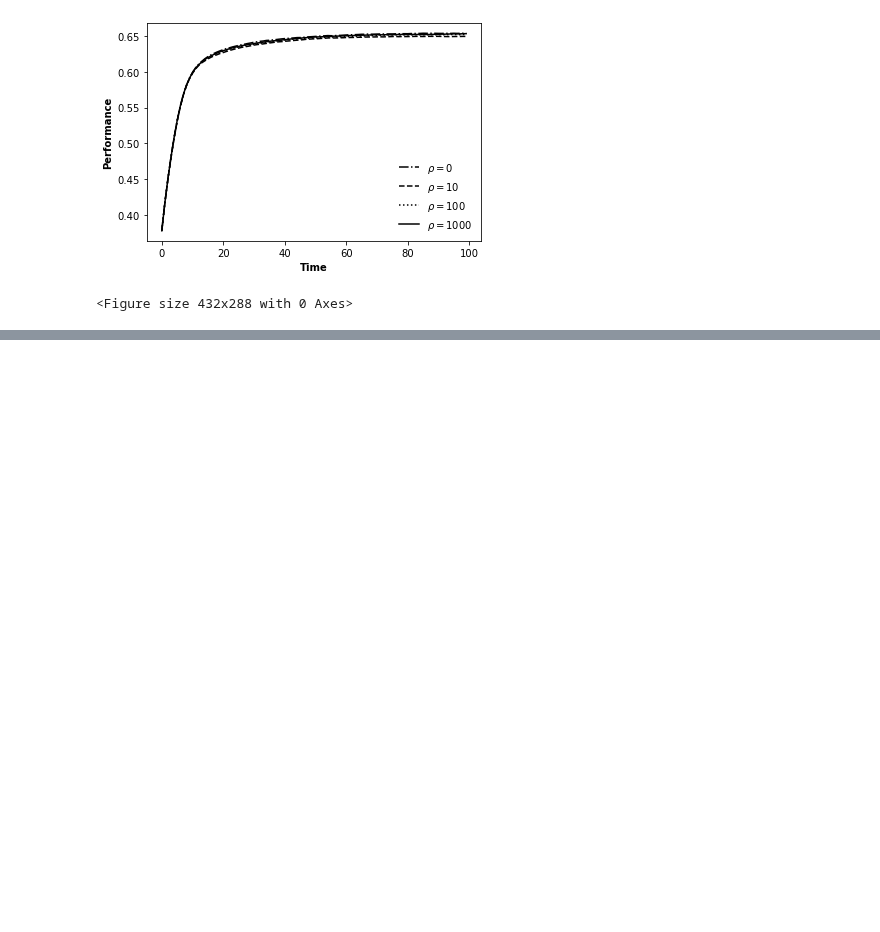
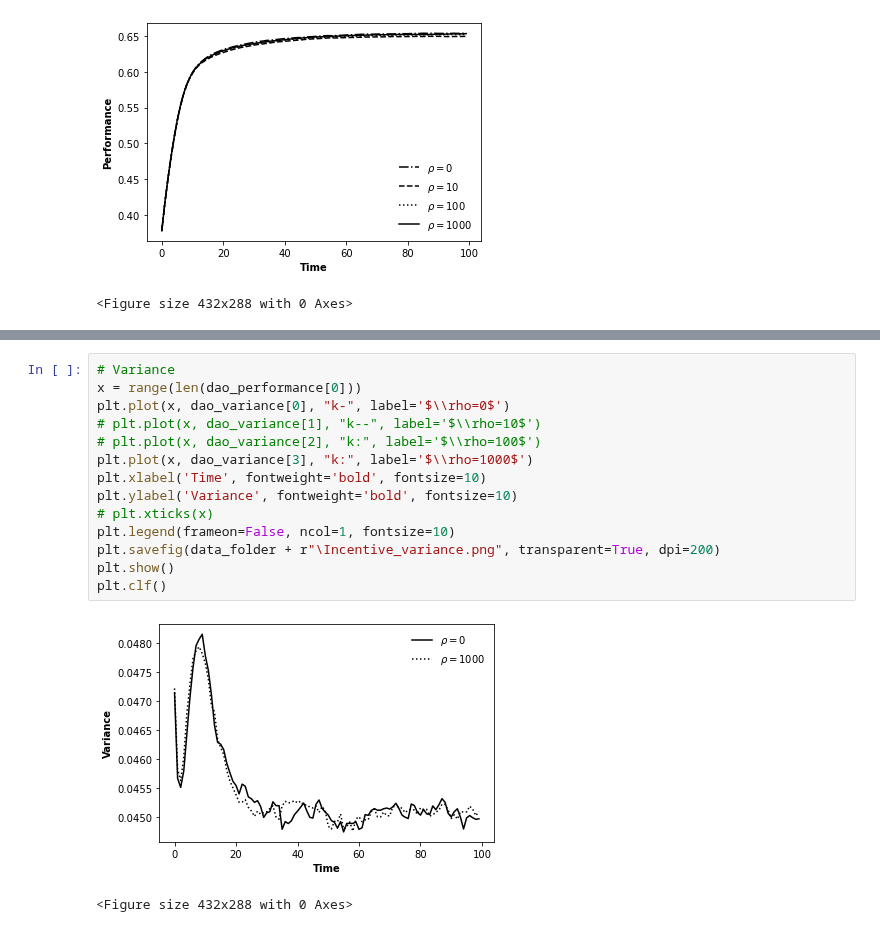
Before and after one commit to GrandJune/DAOs, a Jupyter notebook: V3/Incentive/Evaluator.ipynb, the cells around one changed output, grey strips where cells are left out. Cells and saved outputs as stored; diff of their text form; blank space fills up the shorter version.

```diff
--- a/V3/Incentive/Evaluator.ipynb
+++ b/V3/Incentive/Evaluator.ipynb
@@ -89 +89,18 @@ plt.clf()
 <Figure size 432x288 with 0 Axes>
+# %%
+# Variance
+x = range(len(dao_performance[0]))
+plt.plot(x, dao_variance[0], "k-", label='$\\rho=0$')
+# plt.plot(x, dao_variance[1], "k--", label='$\\rho=10$')
+# plt.plot(x, dao_variance[2], "k:", label='$\\rho=100$')
+plt.plot(x, dao_variance[3], "k:", label='$\\rho=1000$')
+plt.xlabel('Time', fontweight='bold', fontsize=10)
+plt.ylabel('Variance', fontweight='bold', fontsize=10)
+# plt.xticks(x)
+plt.legend(frameon=False, ncol=1, fontsize=10)
+plt.savefig(data_folder + r"\Incentive_variance.png", transparent=True, dpi=200)
+plt.show()
+plt.clf()
+# %% [output]
+[figure, added]
+<Figure size 432x288 with 0 Axes>
```
Also changed, not shown: parts of 3 cells of this notebook, 10 other files.
